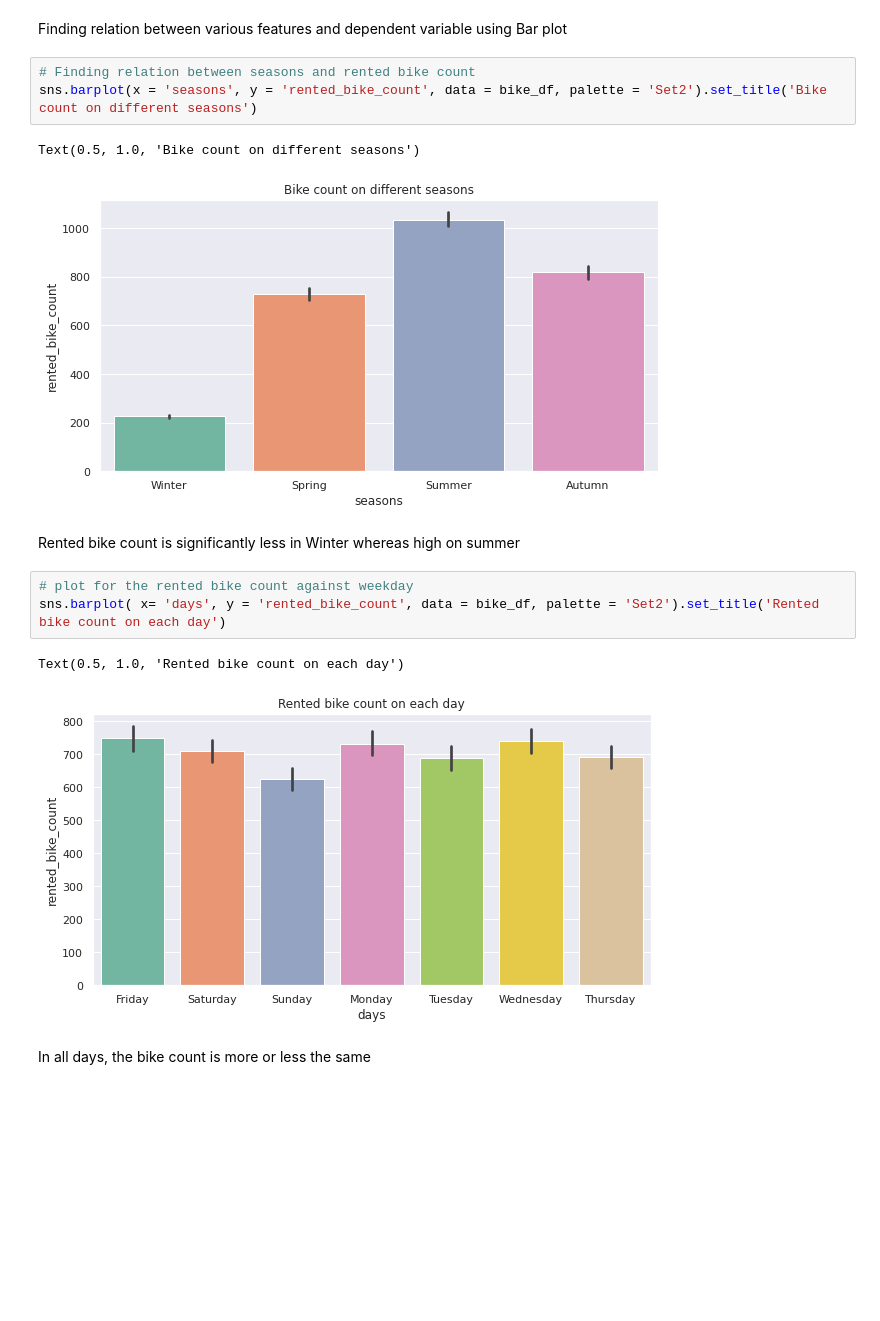
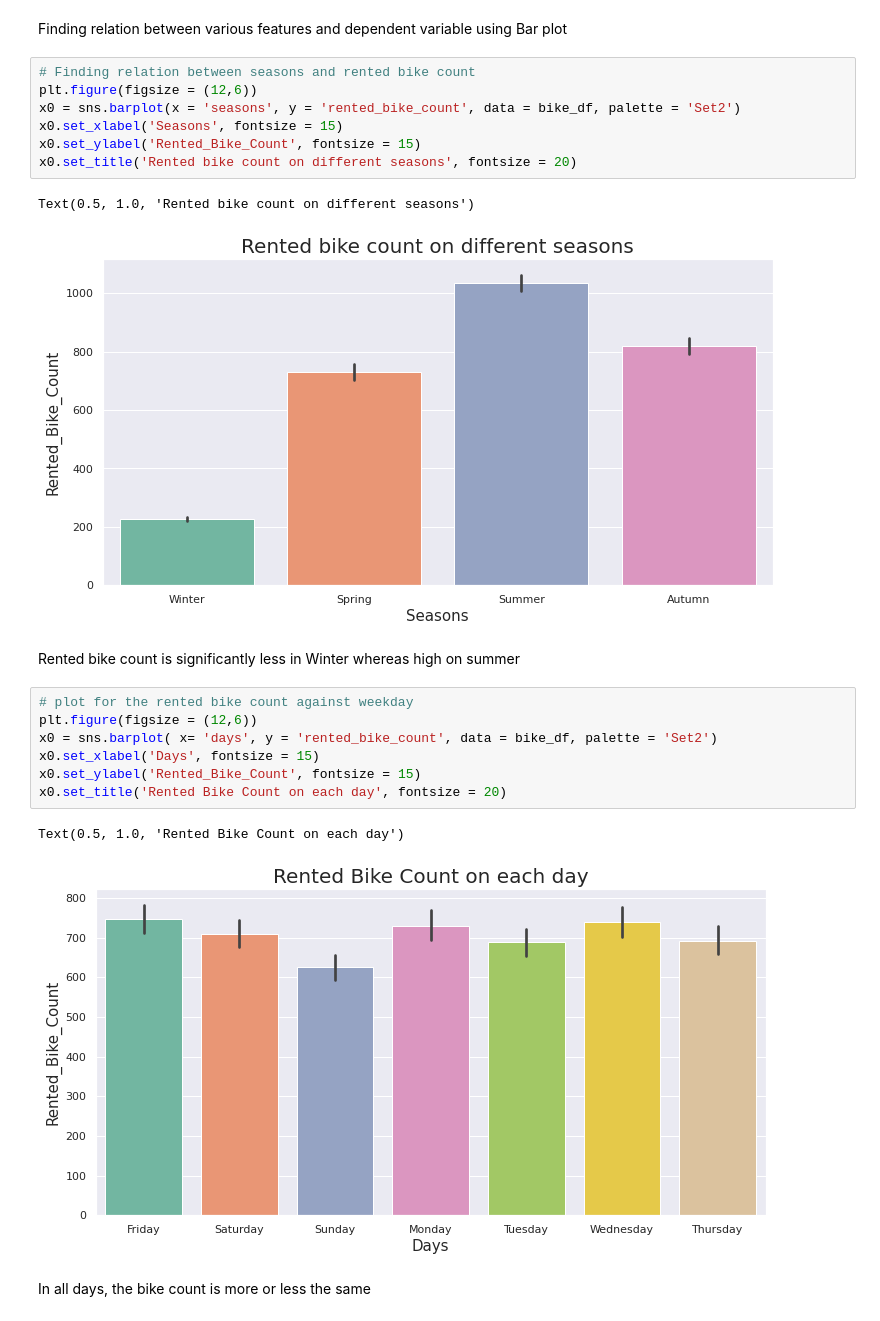
Before and after one commit to AashrutiA/ML_Regression_analysis, a Jupyter notebook: Bike_Sharing_Demand_Prediction_Capstone_Project.ipynb, the cells around one changed output. Cells and saved outputs as stored; diff of their text form; blank space fills up the shorter version.

```diff
--- a/Bike_Sharing_Demand_Prediction_Capstone_Project.ipynb
+++ b/Bike_Sharing_Demand_Prediction_Capstone_Project.ipynb
@@ -327,18 +329,26 @@ The categorical features in the dataset are: ['seasons', 'holiday', 'func_day',
 Finding relation between various features and dependent variable using Bar plot
 # %%
 # Finding relation between seasons and rented bike count
-sns.barplot(x = 'seasons', y = 'rented_bike_count', data = bike_df, palette = 'Set2').set_title('Bike count on different seasons')
+plt.figure(figsize = (12,6))
+x0 = sns.barplot(x = 'seasons', y = 'rented_bike_count', data = bike_df, palette = 'Set2')
+x0.set_xlabel('Seasons', fontsize = 15)
+x0.set_ylabel('Rented_Bike_Count', fontsize = 15)
+x0.set_title('Rented bike count on different seasons', fontsize = 20)
 # %% [output]
-Text(0.5, 1.0, 'Bike count on different seasons')
+Text(0.5, 1.0, 'Rented bike count on different seasons')
-[figure, old version]
+[figure, new version]
 # %% [markdown]
 Rented bike count is significantly less in Winter whereas high on summer
 # %%
 # plot for the rented bike count against weekday
-sns.barplot( x= 'days', y = 'rented_bike_count', data = bike_df, palette = 'Set2').set_title('Rented bike count on each day')
+plt.figure(figsize = (12,6))
+x0 = sns.barplot( x= 'days', y = 'rented_bike_count', data = bike_df, palette = 'Set2')
+x0.set_xlabel('Days', fontsize = 15)
+x0.set_ylabel('Rented_Bike_Count', fontsize = 15)
+x0.set_title('Rented Bike Count on each day', fontsize = 20)
 # %% [output]
-Text(0.5, 1.0, 'Rented bike count on each day')
+Text(0.5, 1.0, 'Rented Bike Count on each day')
-[figure, old version]
+[figure, new version]
 # %% [markdown]
 In all days, the bike count is more or less the same
 # %%
```
Also changed, not shown: parts of 63 cells of this notebook.
